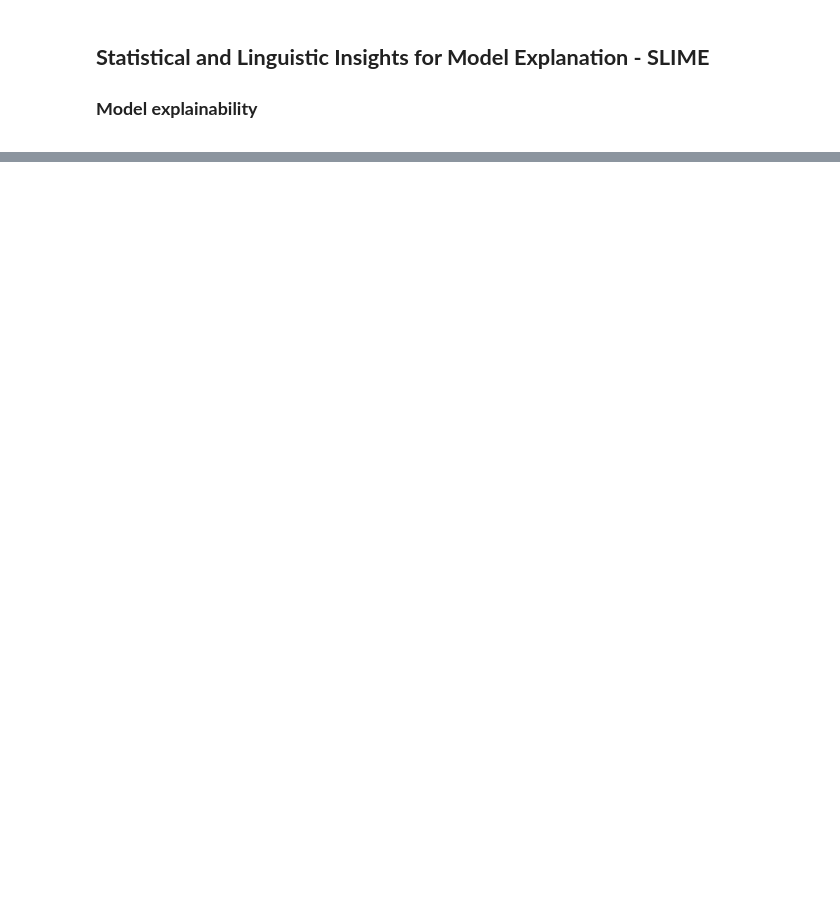
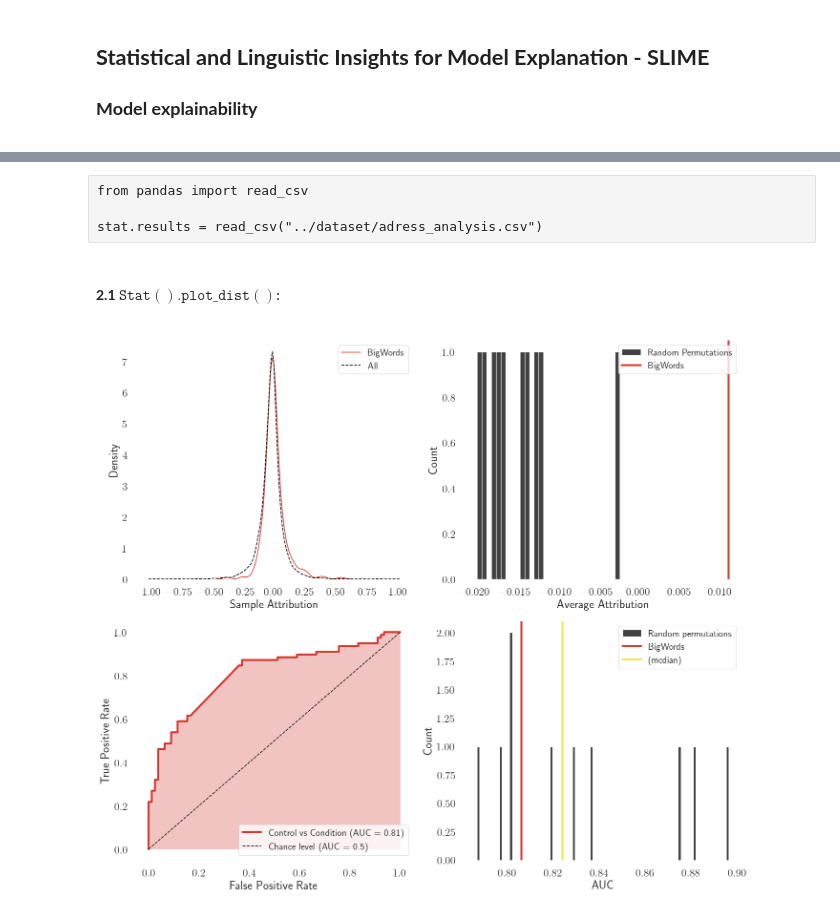
Before and after one commit to marinatrs/slime_nlp, a Jupyter notebook: docs/explainability.ipynb, the cells around one changed output, grey strips where cells are left out. Cells and saved outputs as stored; diff of their text form; code cells hidden in the pictures; blank space fills up the shorter version.

```diff
--- a/docs/explainability.ipynb
+++ b/docs/explainability.ipynb
@@ -106,0 +123,7 @@ Processing: 100.0%
+# %%
+stat = Stat(path_data="../dataset/interpret.csv",
+            features=["BigWords", ...],
+            rand_value=10,
+            path_results=None)
+
+print(stat.__doc__)
@@ -106,0 +148,11 @@ Processing: 100.0%
+# %% [raw]
+from pandas import read_csv
+
+stat.results = read_csv("../dataset/adress_analysis.csv")
+# %% [markdown]
+#### __2.1 $\mathtt{Stat().plot\_dist()}$__:
+<font size=3>
+# %%
+stat.plot_dist(features=['BigWords'], path_plot=None)
+# %% [output]
+[figure, added]
```
Also changed, not shown: parts of 25 cells of this notebook.
